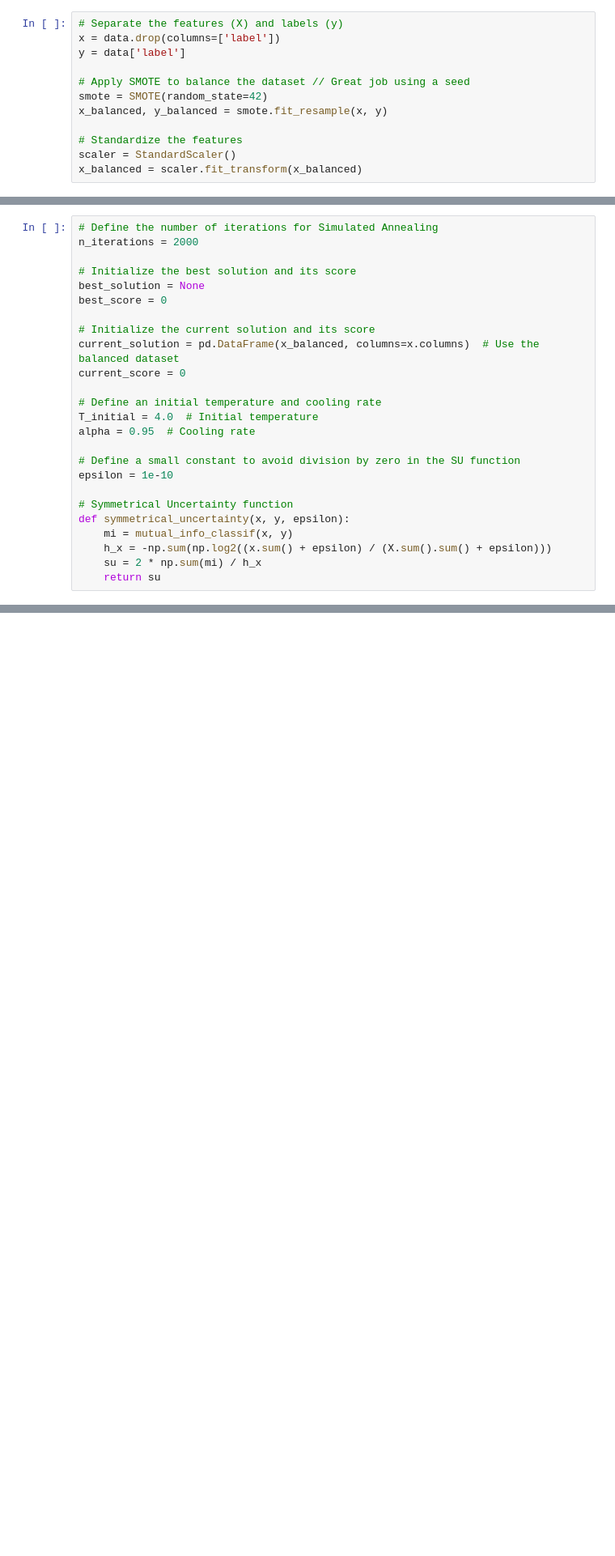
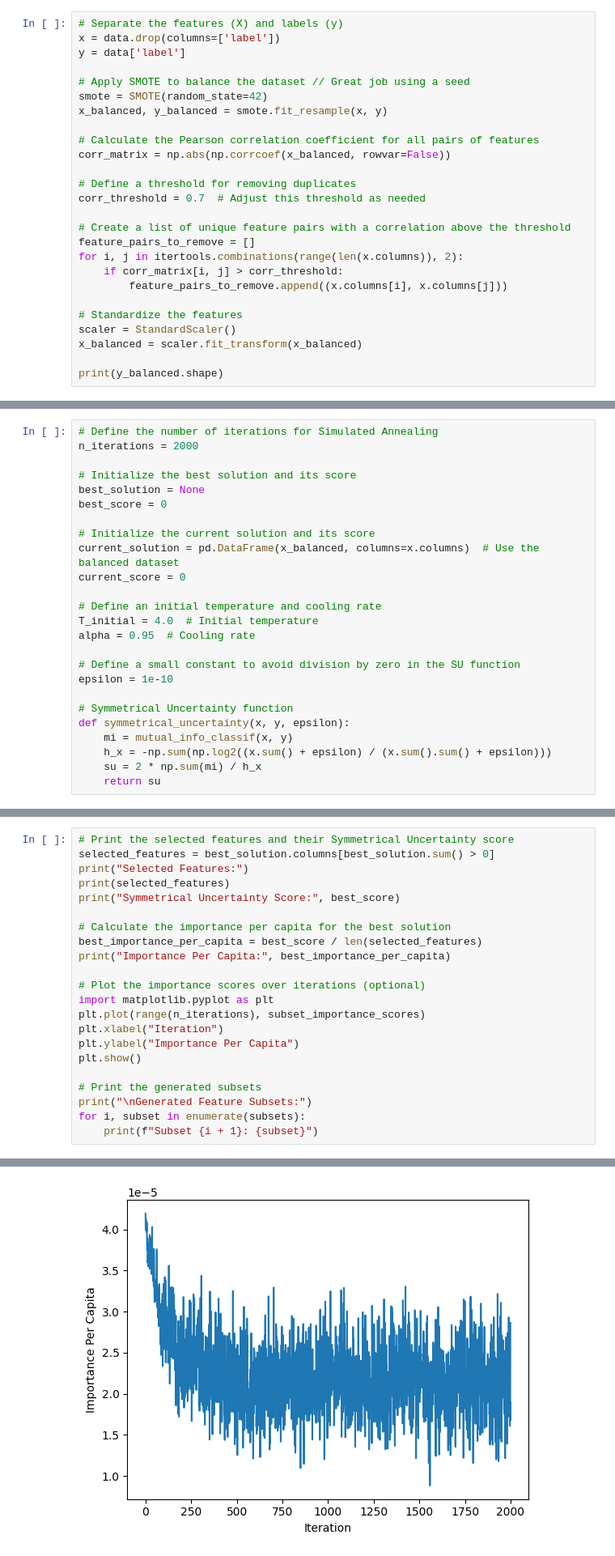
Before and after one commit to jamesxleon/DataMiningProjects, a Jupyter notebook: DataProcessing/Wrapper.ipynb, the cells around one changed output, grey strips where cells are left out. Shown at 81% size. Cells and saved outputs as stored; diff of their text form; blank space fills up the shorter version.

```diff
--- a/DataProcessing/Wrapper.ipynb
+++ b/DataProcessing/Wrapper.ipynb
@@ -77,6 +91,20 @@ y = data['label']
 smote = SMOTE(random_state=42)
 x_balanced, y_balanced = smote.fit_resample(x, y)
 
+# Calculate the Pearson correlation coefficient for all pairs of features
+corr_matrix = np.abs(np.corrcoef(x_balanced, rowvar=False))
+
+# Define a threshold for removing duplicates
+corr_threshold = 0.7  # Adjust this threshold as needed
+
+# Create a list of unique feature pairs with a correlation above the threshold
+feature_pairs_to_remove = []
+for i, j in itertools.combinations(range(len(x.columns)), 2):
+    if corr_matrix[i, j] > corr_threshold:
+        feature_pairs_to_remove.append((x.columns[i], x.columns[j]))
+
 # Standardize the features
 scaler = StandardScaler()
 x_balanced = scaler.fit_transform(x_balanced)
+
+print(y_balanced.shape)
@@ -102,6 +132,6 @@ epsilon = 1e-10
 # Symmetrical Uncertainty function
 def symmetrical_uncertainty(x, y, epsilon):
     mi = mutual_info_classif(x, y)
-    h_x = -np.sum(np.log2((x.sum() + epsilon) / (X.sum().sum() + epsilon)))
+    h_x = -np.sum(np.log2((x.sum() + epsilon) / (x.sum().sum() + epsilon)))
     su = 2 * np.sum(mi) / h_x
     return su
@@ -107,0 +213,23 @@ def symmetrical_uncertainty(x, y, epsilon):
+# %%
+# Print the selected features and their Symmetrical Uncertainty score
+selected_features = best_solution.columns[best_solution.sum() > 0]
+print("Selected Features:")
+print(selected_features)
+print("Symmetrical Uncertainty Score:", best_score)
+
+# Calculate the importance per capita for the best solution
+best_importance_per_capita = best_score / len(selected_features)
+print("Importance Per Capita:", best_importance_per_capita)
+
+# Plot the importance scores over iterations (optional)
+import matplotlib.pyplot as plt
+plt.plot(range(n_iterations), subset_importance_scores)
+plt.xlabel("Iteration")
+plt.ylabel("Importance Per Capita")
+plt.show()
+
+# Print the generated subsets
+print("\nGenerated Feature Subsets:")
+for i, subset in enumerate(subsets):
+    print(f"Subset {i + 1}: {subset}")
+# %% [output]
@@ -107,0 +244 @@ def symmetrical_uncertainty(x, y, epsilon):
+[figure, added]
```
Also changed, not shown: parts of 17 cells of this notebook, 3 other files.
